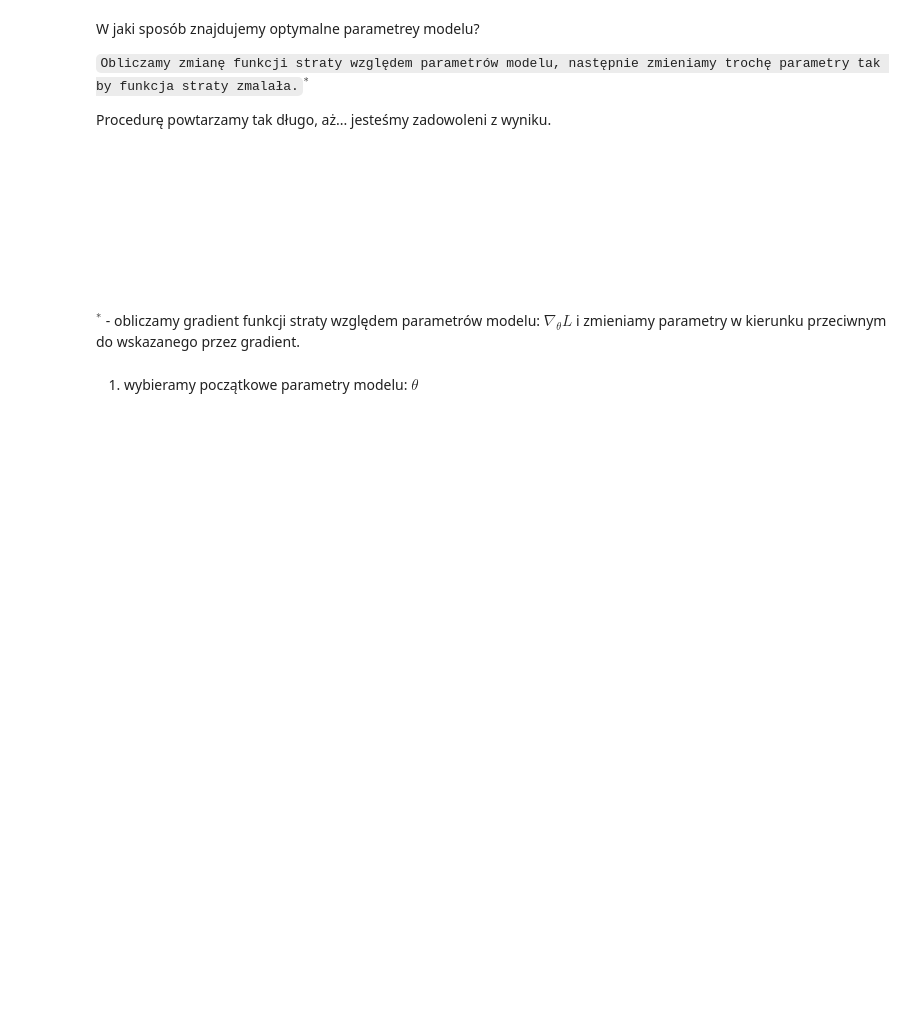
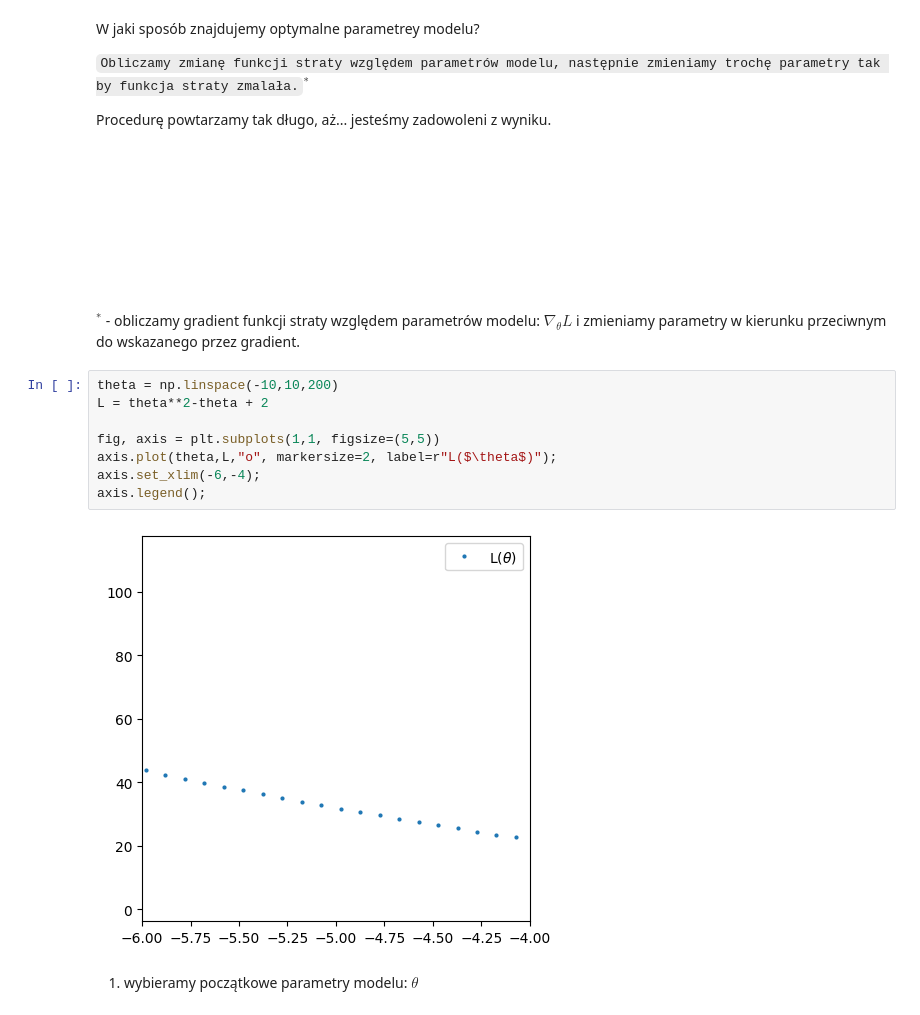
Before and after one commit to akalinow/LetniaSzkolaFizyki, a Jupyter notebook: Uczenie_maszynowe.ipynb, the cells around one changed output. Saved outputs shown, nothing was run; the diff lists cells and outputs as text; blank space fills up the shorter version.

```diff
--- a/Uczenie_maszynowe.ipynb
+++ b/Uczenie_maszynowe.ipynb
@@ -308,6 +307,16 @@ Procedurę powtarzamy tak długo, aż... jesteśmy zadowoleni z wyniku.
 
 <br><br><br><br><br><br><br><br>
 $^{*}$ - obliczamy gradient funkcji straty względem parametrów modelu: $\nabla_{\theta} L$ i zmieniamy parametry w kierunku przeciwnym do wskazanego przez gradient.
+# %%
+theta = np.linspace(-10,10,200)
+L = theta**2-theta + 2
+
+fig, axis = plt.subplots(1,1, figsize=(5,5))
+axis.plot(theta,L,"o", markersize=2, label=r"L($\theta$)");
+axis.set_xlim(-6,-4);
+axis.legend();
+# %% [output]
+[figure, added]
 # %% [markdown]
 1) wybieramy początkowe parametry modelu: $\theta$
 # %% [markdown]
```
Also changed, not shown: parts of 13 cells of this notebook.
